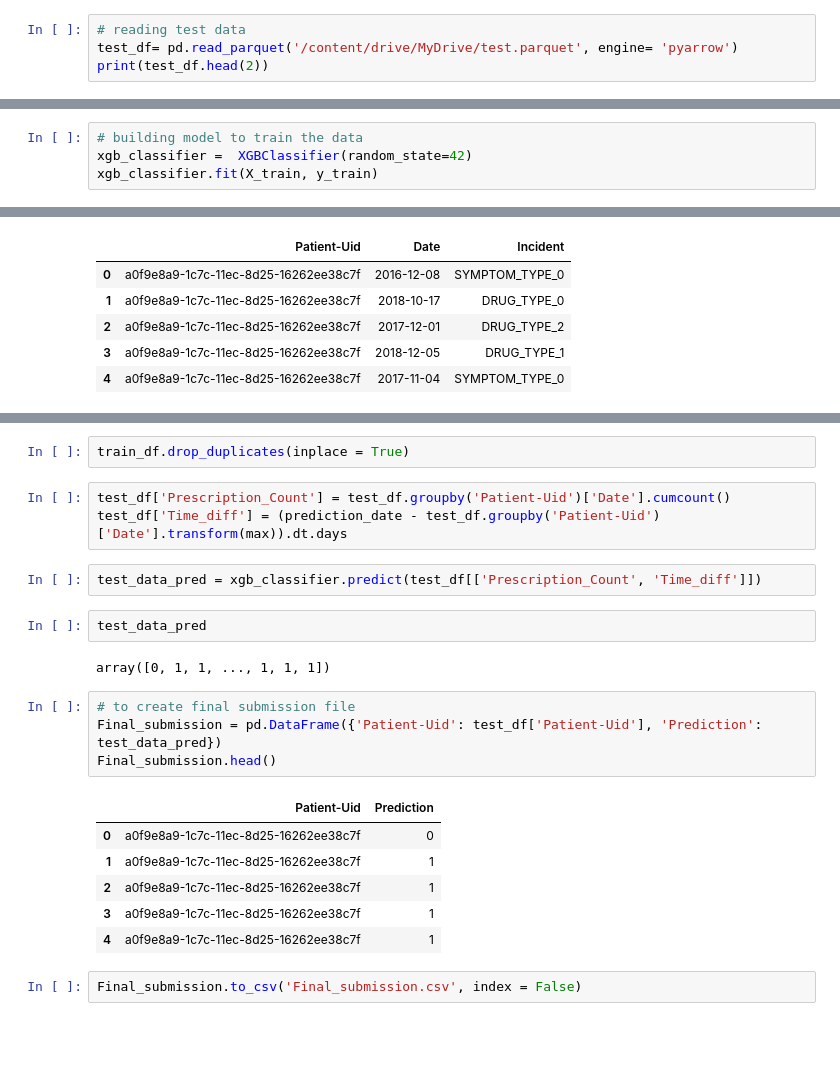
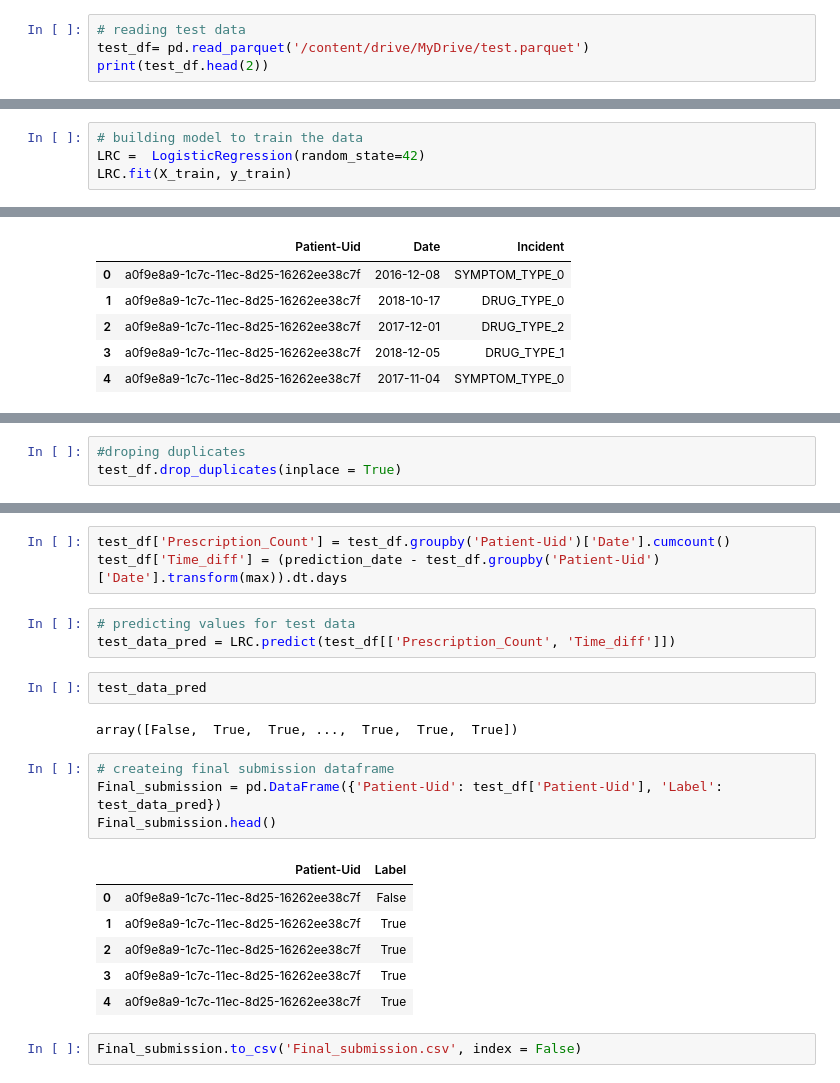
Before and after one commit to gkarthick510/Akaike-assignment, a Jupyter notebook: 001.ipynb, the cells around one changed output, grey strips where cells are left out. Saved outputs shown, nothing was run; the diff lists cells and outputs as text; blank space fills up the shorter version.

```diff
--- a/001.ipynb
+++ b/001.ipynb
@@ -16,7 +13,7 @@ import warnings
 warnings.filterwarnings('ignore')
 # %%
 # reading test data
-test_df= pd.read_parquet('/content/drive/MyDrive/test.parquet', engine= 'pyarrow')
+test_df= pd.read_parquet('/content/drive/MyDrive/test.parquet')
 print(test_df.head(2))
 # %% [output]
                             Patient-Uid       Date        Incident
@@ -175,6 +177,6 @@ X_train.shape,X_test.shape,y_train.shape,y_test.shape
 ((63657, 2), (21220, 2), (63657,), (21220,))
 # %%
 # building model to train the data
-xgb_classifier =  XGBClassifier(random_state=42)
-xgb_classifier.fit(X_train, y_train)
+LRC =  LogisticRegression(random_state=42)
+LRC.fit(X_train, y_train)
 # %% [output]
@@ -248,3 +274,6 @@ test_df.head()
+# %%
+#droping duplicates
+test_df.drop_duplicates(inplace = True)
 # %%
 test_df.shape
 # %% [output]
@@ -279,24 +281,23 @@ dtype: int64
-# %%
-train_df.drop_duplicates(inplace = True)
 # %%
 test_df['Prescription_Count'] = test_df.groupby('Patient-Uid')['Date'].cumcount()
 test_df['Time_diff'] = (prediction_date - test_df.groupby('Patient-Uid')['Date'].transform(max)).dt.days
-# %%
-test_data_pred = xgb_classifier.predict(test_df[['Prescription_Count', 'Time_diff']])
+# %%
+# predicting values for test data
+test_data_pred = LRC.predict(test_df[['Prescription_Count', 'Time_diff']])
 # %%
 test_data_pred
 # %% [output]
-array([0, 1, 1, ..., 1, 1, 1])
+array([False,  True,  True, ...,  True,  True,  True])
 # %%
-# to create final submission file
-Final_submission = pd.DataFrame({'Patient-Uid': test_df['Patient-Uid'], 'Prediction': test_data_pred})
+# createing final submission dataframe
+Final_submission = pd.DataFrame({'Patient-Uid': test_df['Patient-Uid'], 'Label': test_data_pred})
 Final_submission.head()
 # %% [output]
-|  | Patient-Uid | Prediction |
-| 0 | a0f9e8a9-1c7c-11ec-8d25-16262ee38c7f | 0 |
-| 1 | a0f9e8a9-1c7c-11ec-8d25-16262ee38c7f | 1 |
-| 2 | a0f9e8a9-1c7c-11ec-8d25-16262ee38c7f | 1 |
-| 3 | a0f9e8a9-1c7c-11ec-8d25-16262ee38c7f | 1 |
-| 4 | a0f9e8a9-1c7c-11ec-8d25-16262ee38c7f | 1 |
+|  | Patient-Uid | Label |
+| 0 | a0f9e8a9-1c7c-11ec-8d25-16262ee38c7f | False |
+| 1 | a0f9e8a9-1c7c-11ec-8d25-16262ee38c7f | True |
+| 2 | a0f9e8a9-1c7c-11ec-8d25-16262ee38c7f | True |
+| 3 | a0f9e8a9-1c7c-11ec-8d25-16262ee38c7f | True |
+| 4 | a0f9e8a9-1c7c-11ec-8d25-16262ee38c7f | True |
 # %%
 Final_submission.to_csv('Final_submission.csv', index = False)
```
Also changed, not shown: parts of 20 cells of this notebook, 2 other files.
